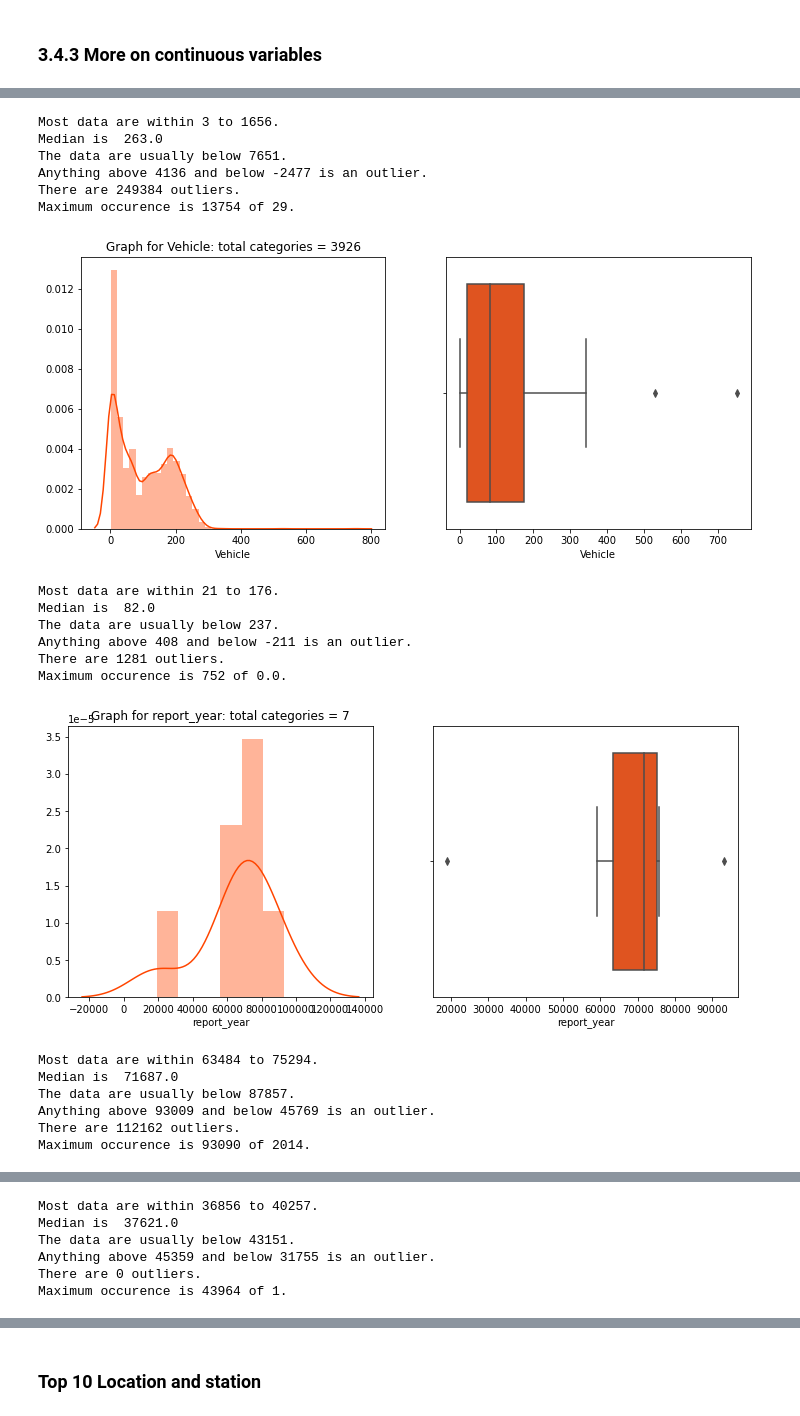
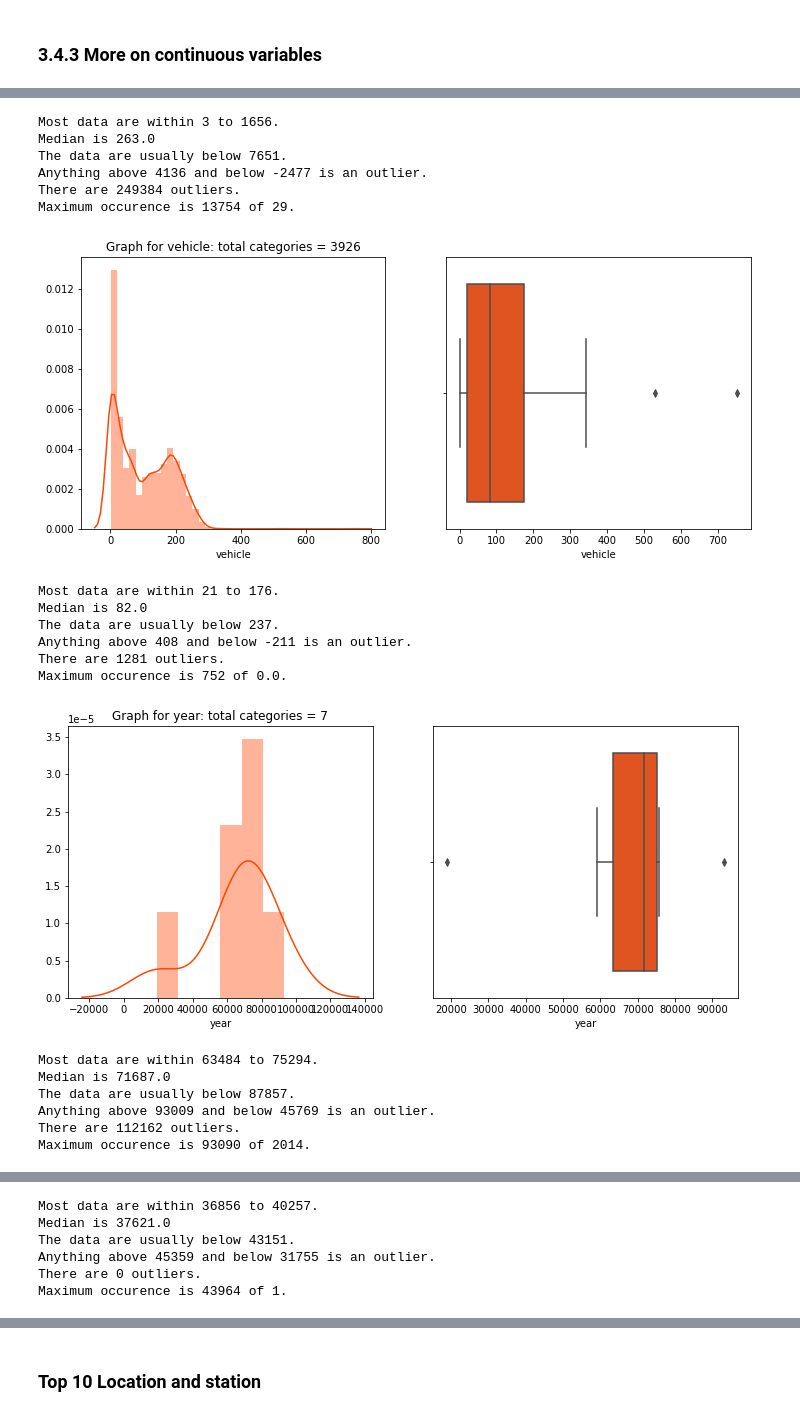
Before and after one commit to JasonYao3/TTC_transit_delay_proj, a Jupyter notebook: 3.Bus EDA.ipynb, the cells around one changed output, grey strips where cells are left out. Saved outputs shown, nothing was run; the diff lists cells and outputs as text; code cells hidden in the pictures.

```diff
--- a/3.Bus EDA.ipynb
+++ b/3.Bus EDA.ipynb
@@ -106,13 +106,13 @@ sns.boxplot(bus_report_date_counts, ax=ax[1], color="orangered");
 # %% [output]
 [figure]
 # %%
-# a function to find quartiles, or where most data are.
-def compute_quartiles(col_counts):
+# a function to find quantiles, or where most data are.
+def compute_quantiles(col_counts):
     Q1 =  np.quantile(col_counts, 0.25)
     Q3 =  np.quantile(col_counts, 0.75)
     IQR = Q3 - Q1
     print('Most data are within %d to %d.'%(Q1,Q3))
-    print('Median is ', np.quantile(col_counts, 0.5))
+    print('Median is', np.quantile(col_counts, 0.5))
     print('The data are usually below %d.'%np.quantile(col_counts, 0.95))
 
     lower_fence = Q1 - 1.5 * (IQR)
@@ -172,18 +168,18 @@ Maximum occurence is 9280 of 3:00:00 PM.
 ### 3.4.3 More on continuous variables
 # %%
 # initialize continuous variables
-bus_cont = bus_df[['Route','Vehicle','report_year','report_month','report_day','report_hour','report_min','delay_min','gap_min']]
+bus_cont = bus_df[['route_num','vehicle','year','month','day','hour','min','delay_min','gap_min']]
 # %%
+# Using a for loop to plot each continous variables and compute quantiles.
 for col in bus_cont.columns:
     fig, ax = plt.subplots(1,2, figsize=(12,5))
     cont_num = bus_cont[col].value_counts()
     chart = sns.distplot(cont_num, ax=ax[0], color="orangered", kde=True)
     #ax[0].set_xlabels()
     ax[0].set_title("Graph for %s: total categories = %d" %(col, len(cont_num)))
-    #chart.set_xticklabels(chart.get_xticklabels(), rotation=45, horizontalalignment='right')
     sns.boxplot(cont_num, ax=ax[1], color="orangered")
     plt.show()
 
-    compute_quartiles(cont_num)
+    compute_quantiles(cont_num)
     print('\n')
 # %% [output]
@@ -200,6 +196,6 @@ Median is  82.0
 The data are usually below 237.
 Anything above 408 and below -211 is an outlier.
 There are 1281 outliers.
 Maximum occurence is 752 of 0.0.
-[figure, old version]
+[figure, new version]
 Most data are within 63484 to 75294.
```
Also changed, not shown: parts of 99 cells of this notebook, 9 other files.
